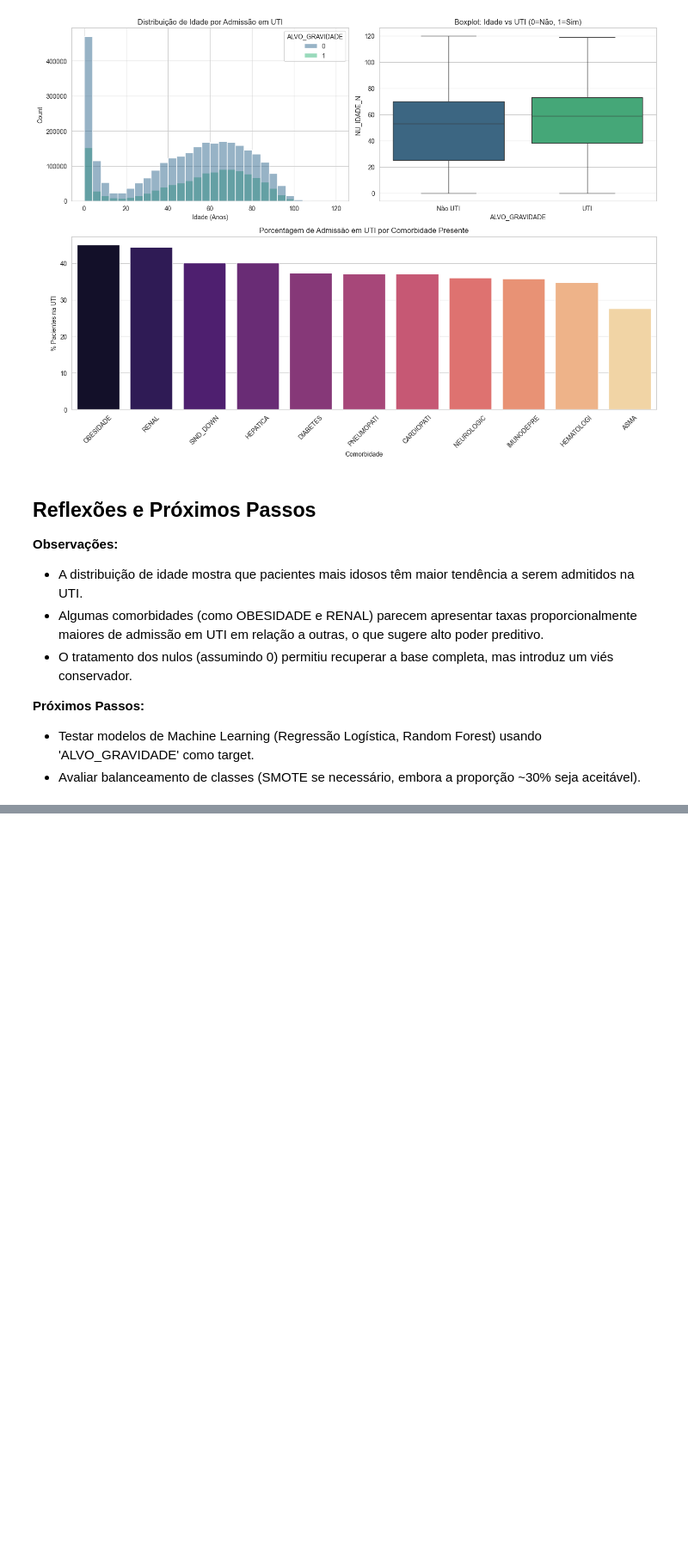
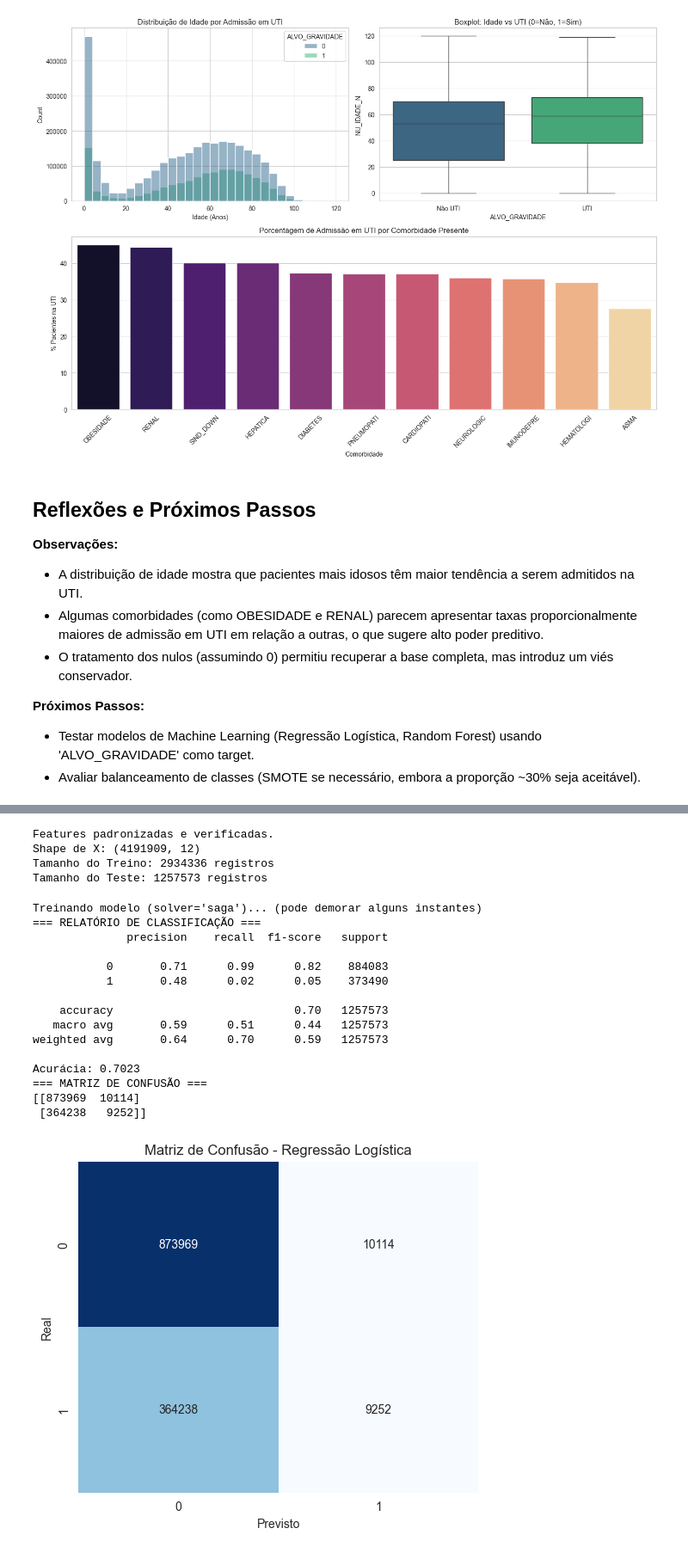
Before and after one commit to Andr3yGabriel/srag-analisis, a Jupyter notebook: main.ipynb, the cells around one changed output, grey strips where cells are left out. Shown: that part at 86% size. Cells and saved outputs as stored; diff of their text form; code cells hidden in the pictures; blank space fills up the shorter version.

Commit message:
"Adição do treinamento do modelo e Feature Engineering"

```diff
--- a/main.ipynb
+++ b/main.ipynb
@@ -471,0 +488,71 @@ plt.show()
+# %%
+# --- 6.1 FEATURE ENGINEERING ---
+# Seleção das Features (X) e Target (y)
+features = ['NU_IDADE_N'] + cols_comorbidades
+X = df_analise[features].copy()
+y = df_analise['ALVO_GRAVIDADE']
+
+# Verificação de segurança: Substituir NaNs/Infs por 0 antes de escalar
+X = X.fillna(0)
+# Padronização de TODAS as variáveis
+# Para Regressão Logística com solver lbfgs em grandes datasets, é crucial que todas as features tenham a mesma escala
+scaler = StandardScaler()
+X = pd.DataFrame(scaler.fit_transform(X), columns=X.columns)
+print("Features padronizadas e verificadas.")
+print(f"Shape de X: {X.shape}")
+
+# --- 6.2 DIVISÃO TREINO/TESTE ---
+# Escolha 70/30: Padrão robusto para grandes volumes de dados (>4M registros),
+# garantindo que o teste tenha tamanho suficiente para significância estatística.
+X_train, X_test, y_train, y_test = train_test_split(X, y, test_size=0.3, random_state=42, stratify=y)
+print(f"Tamanho do Treino: {X_train.shape[0]} registros")
+print(f"Tamanho do Teste: {X_test.shape[0]} registros")
+# %% [output]
+Features padronizadas e verificadas.
+Shape de X: (4191909, 12)
+Tamanho do Treino: 2934336 registros
+Tamanho do Teste: 1257573 registros
+# %%
+# --- 6.3 TREINAMENTO E AVALIAÇÃO DO MODELO (Regressão Logística) ---
+# Instanciação do Modelo
+# Alterado para solver='saga' que é mais robusto para grandes datasets e menos propenso a overflows numéricos
+# Reduzida max_iter para teste inicial, mas saga geralmente converge bem.
+model = LogisticRegression(random_state=42, max_iter=100, solver='saga', n_jobs=-1)
+print("Treinando modelo (solver='saga')... (pode demorar alguns instantes)")
+model.fit(X_train, y_train)
+
+# Predições
+y_pred = model.predict(X_test)
+
+# --- 6.4 MÉTRICAS ---
+print("=== RELATÓRIO DE CLASSIFICAÇÃO ===")
+print(classification_report(y_test, y_pred))
+print(f"Acurácia: {accuracy_score(y_test, y_pred):.4f}")
+print("=== MATRIZ DE CONFUSÃO ===")
+conf_mat = confusion_matrix(y_test, y_pred)
+print(conf_mat)
+
+# Visualização da Matriz
+plt.figure(figsize=(6, 5))
+sns.heatmap(conf_mat, annot=True, fmt='d', cmap='Blues', cbar=False)
+plt.xlabel('Previsto')
+plt.ylabel('Real')
+plt.title('Matriz de Confusão - Regressão Logística')
+plt.show()
+# %% [output]
+Treinando modelo (solver='saga')... (pode demorar alguns instantes)
+=== RELATÓRIO DE CLASSIFICAÇÃO ===
+              precision    recall  f1-score   support
+
+           0       0.71      0.99      0.82    884083
+           1       0.48      0.02      0.05    373490
+
+    accuracy                           0.70   1257573
+   macro avg       0.59      0.51      0.44   1257573
+weighted avg       0.64      0.70      0.59   1257573
+
+Acurácia: 0.7023
+=== MATRIZ DE CONFUSÃO ===
+[[873969  10114]
+ [364238   9252]]
+[figure, added]
```
Also changed, not shown: parts of 3 cells of this notebook.
